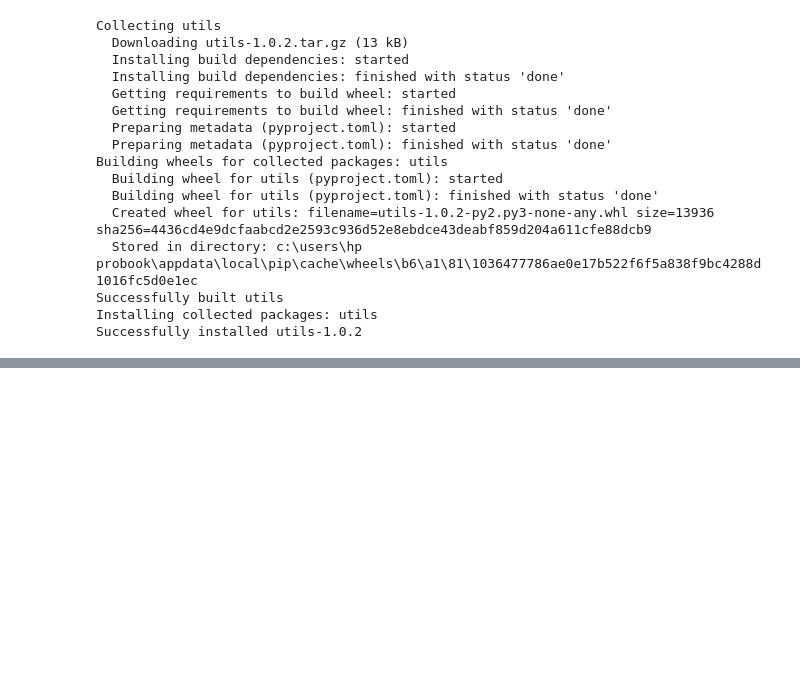
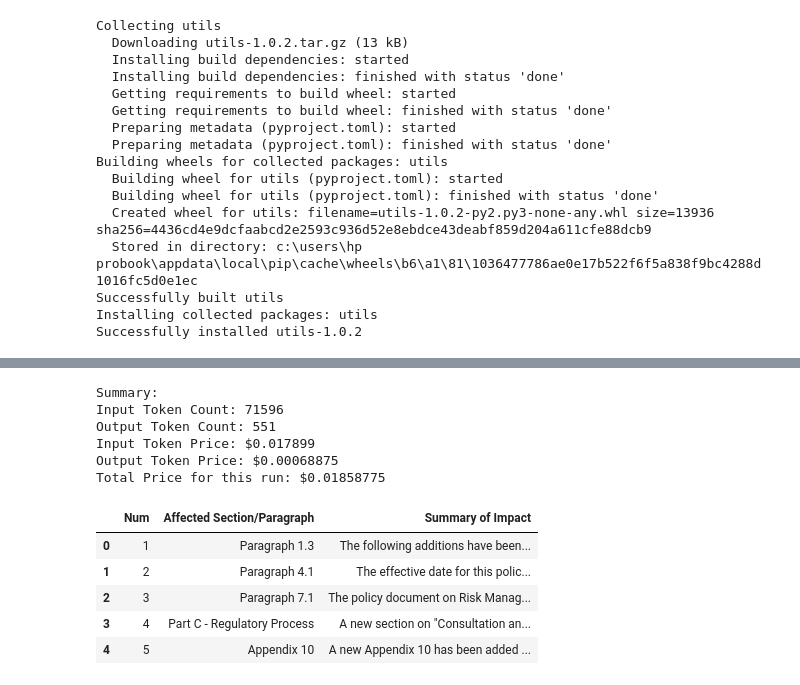
Before and after one commit to Pitruder/Lurim-ai-tinkerer-kl-four-hackathon, a Jupyter notebook: src/Amazon_Bedrock_Regulatory_Compliance.ipynb, the cells around one changed output, grey strips where cells are left out. Saved outputs shown, nothing was run; the diff lists cells and outputs as text; code cells hidden in the pictures; blank space fills up the shorter version.

```diff
--- a/src/Amazon_Bedrock_Regulatory_Compliance.ipynb
+++ b/src/Amazon_Bedrock_Regulatory_Compliance.ipynb
@@ -893,0 +629,5 @@ It is important to note that the specific updates required may vary based on the
+# %%
+output_file = "haiku_2.txt"
+model_name= "Claude 3 Haiku"
+model_id="anthropic.claude-3-haiku-20240307-v1:0"
+prompt = prompt_engineering(r'..\samples\regulatory_policy_documents\rmit_2020_06.pdf', r'..\samples\regulatory_policy_documents\rmit_2023_06.pdf')
@@ -893,0 +661,20 @@ It is important to note that the specific updates required may vary based on the
+# %%
+output_2 = show_output_claude(file=output_file,model_name=model_name)
+# %% [output]
+Summary:
+Input Token Count: 71596
+Output Token Count: 551
+Input Token Price: $0.017899
+Output Token Price: $0.00068875
+Total Price for this run: $0.01858775
+# %%
+from IPython.display import display, HTML
+# Convert DataFrame to HTML with a DataTable for interactive scrolling
+display(HTML(output_2.to_html()))
+# %% [output]
+|  | Num | Affected Section/Paragraph | Summary of Impact |
+| 0 | 1 | Paragraph 1.3 | The following additions have been... |
+| 1 | 2 | Paragraph 4.1 | The effective date for this polic... |
+| 2 | 3 | Paragraph 7.1 | The policy document on Risk Manag... |
+| 3 | 4 | Part C - Regulatory Process | A new section on "Consultation an... |
+| 4 | 5 | Appendix 10 | A new Appendix 10 has been added ... |
```
Also changed, not shown: parts of 141 cells of this notebook.
